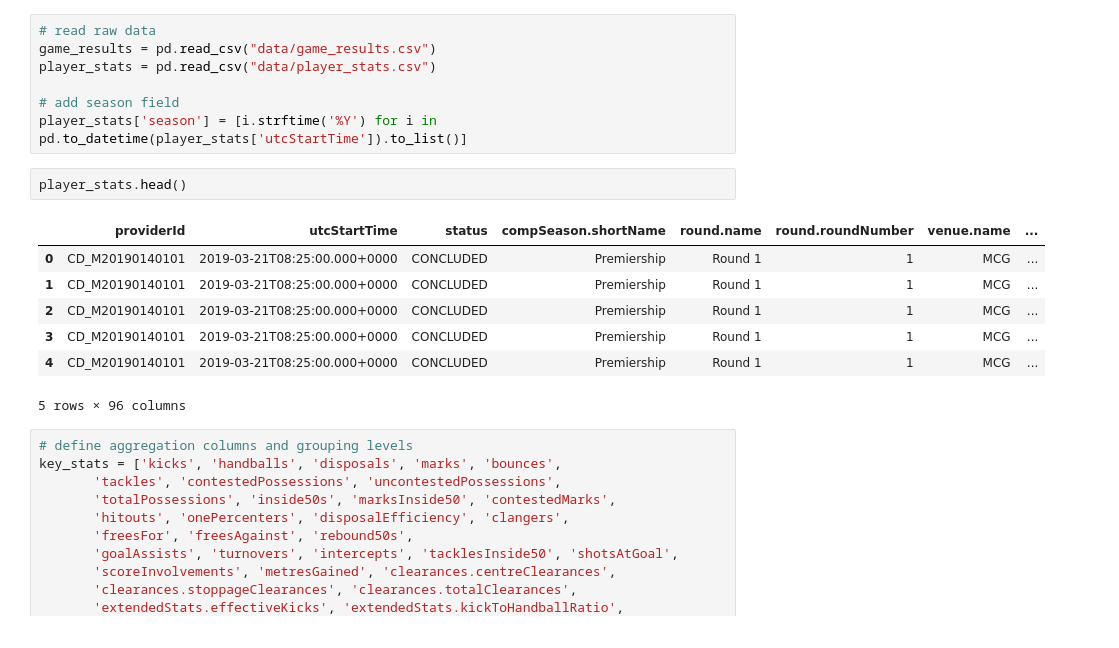
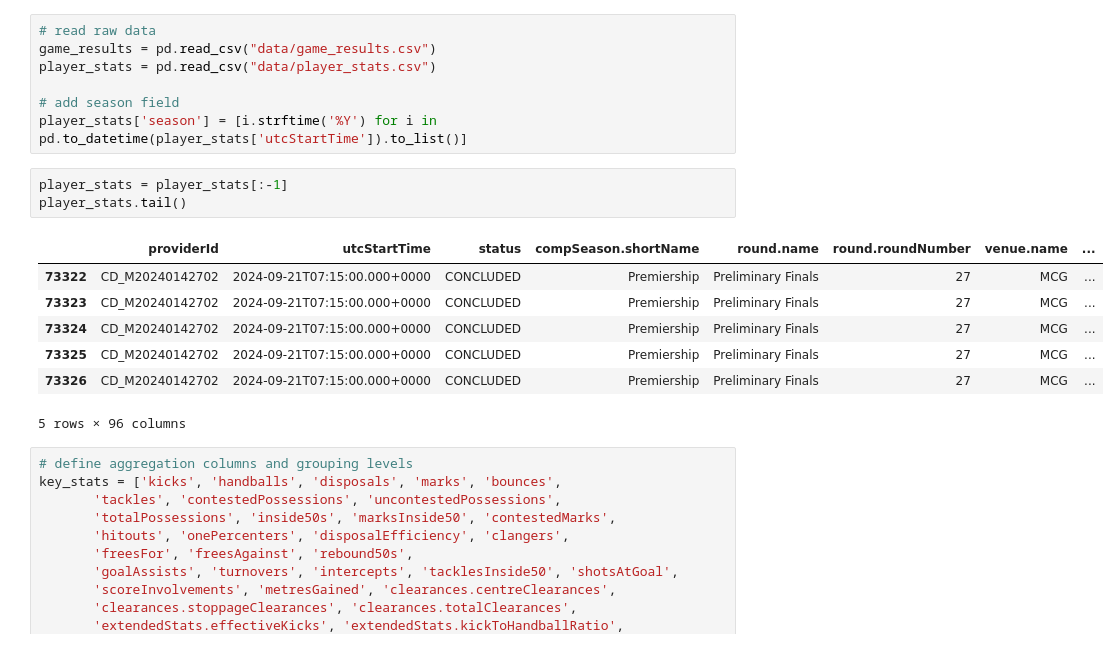
Before and after one commit to whitesgsw/afl_prediction_model, a Jupyter notebook: v4/afl_data_merge.ipynb, the cells around one changed output. Cells and saved outputs as stored; diff of their text form.

```diff
--- a/v4/afl_data_merge.ipynb
+++ b/v4/afl_data_merge.ipynb
@@ -21,14 +21,15 @@ player_stats = pd.read_csv("data/player_stats.csv")
 # add season field
 player_stats['season'] = [i.strftime('%Y') for i in pd.to_datetime(player_stats['utcStartTime']).to_list()]
 # %%
-player_stats.head()
+player_stats = player_stats[:-1]
+player_stats.tail()
 # %% [output]
 |  | providerId | utcStartTime | status | compSeason.shortName | round.name | round.roundNumber | venue.name | ... |
-| 0 | CD_M20190140101 | 2019-03-21T08:25:00.000+0000 | CONCLUDED | Premiership | Round 1 | 1 | MCG | ... |
-| 1 | CD_M20190140101 | 2019-03-21T08:25:00.000+0000 | CONCLUDED | Premiership | Round 1 | 1 | MCG | ... |
-| 2 | CD_M20190140101 | 2019-03-21T08:25:00.000+0000 | CONCLUDED | Premiership | Round 1 | 1 | MCG | ... |
-| 3 | CD_M20190140101 | 2019-03-21T08:25:00.000+0000 | CONCLUDED | Premiership | Round 1 | 1 | MCG | ... |
-| 4 | CD_M20190140101 | 2019-03-21T08:25:00.000+0000 | CONCLUDED | Premiership | Round 1 | 1 | MCG | ... |
+| 73322 | CD_M20240142702 | 2024-09-21T07:15:00.000+0000 | CONCLUDED | Premiership | Preliminary Finals | 27 | MCG | ... |
+| 73323 | CD_M20240142702 | 2024-09-21T07:15:00.000+0000 | CONCLUDED | Premiership | Preliminary Finals | 27 | MCG | ... |
+| 73324 | CD_M20240142702 | 2024-09-21T07:15:00.000+0000 | CONCLUDED | Premiership | Preliminary Finals | 27 | MCG | ... |
+| 73325 | CD_M20240142702 | 2024-09-21T07:15:00.000+0000 | CONCLUDED | Premiership | Preliminary Finals | 27 | MCG | ... |
+| 73326 | CD_M20240142702 | 2024-09-21T07:15:00.000+0000 | CONCLUDED | Premiership | Preliminary Finals | 27 | MCG | ... |
 5 rows × 96 columns
 # %%
 # define aggregation columns and grouping levels
```
Also changed, not shown: parts of 2 cells of this notebook, 15 other files.
